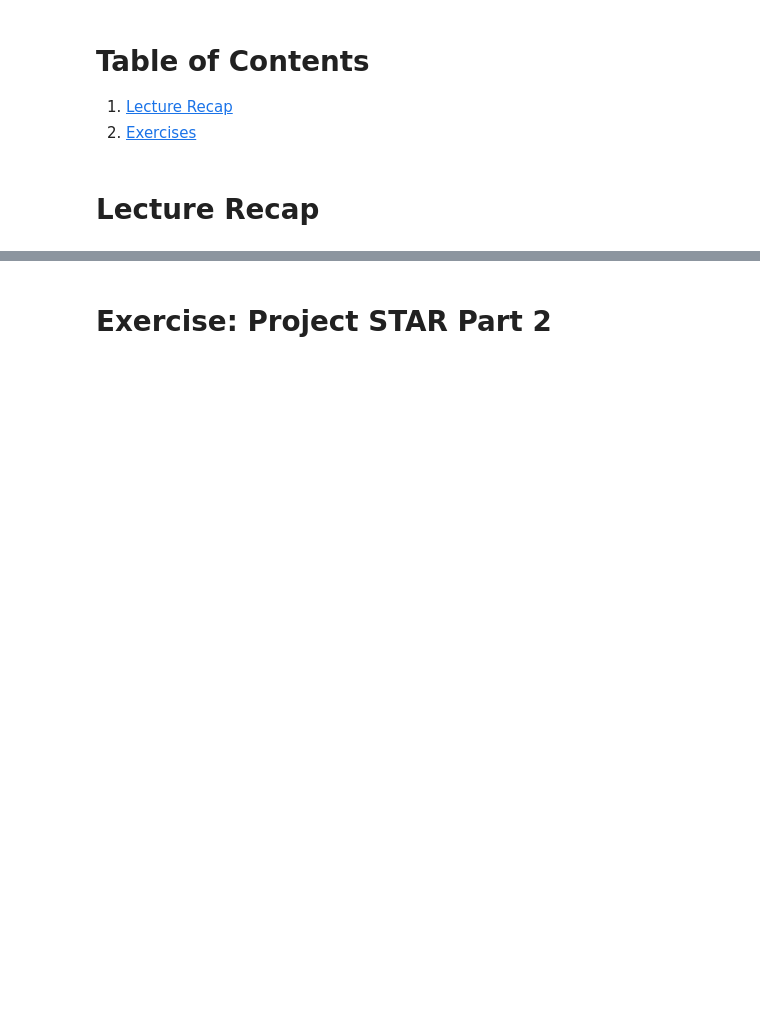
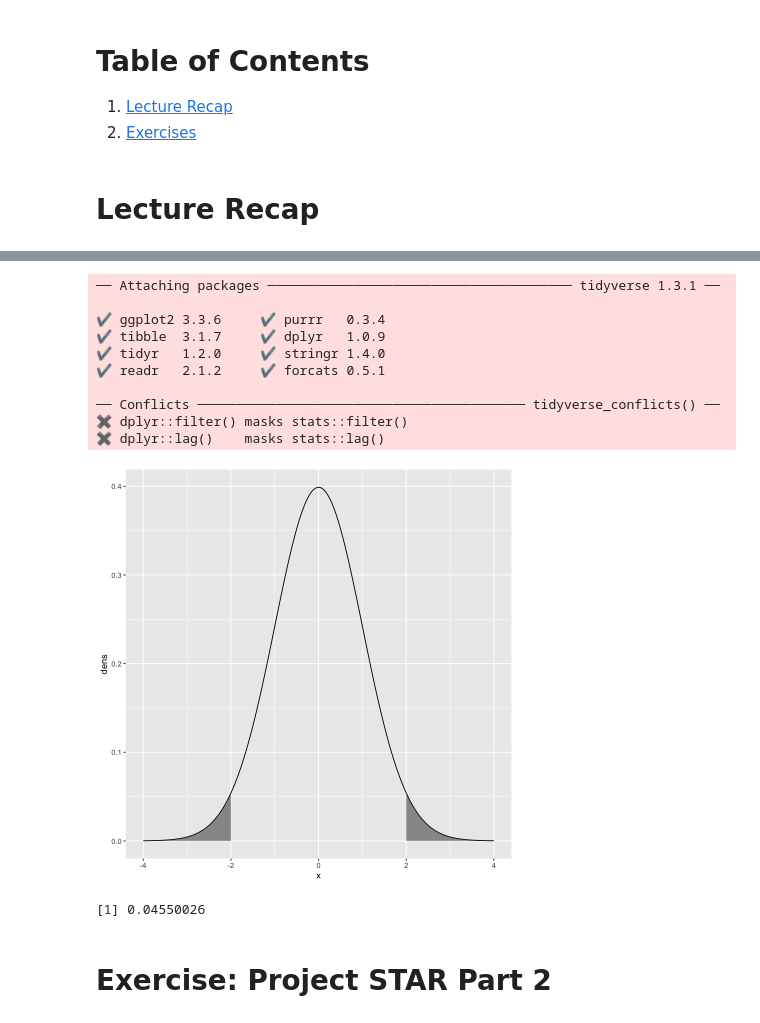
Before and after one commit to 5harad/API201-2022, a Jupyter notebook: review_sessions/review_7/review_7_answers.ipynb, the cells around one changed output, grey strips where cells are left out. Saved outputs shown, nothing was run; the diff lists cells and outputs as text; code cells hidden in the pictures; blank space fills up the shorter version.

```diff
--- a/review_sessions/review_7/review_7_answers.ipynb
+++ b/review_sessions/review_7/review_7_answers.ipynb
@@ -11,3 +86,28 @@
+# %%
+# Plot a standard normal distribution
+library(tidyverse)
+data <- tibble(x = seq(-4, 4, .05), dens = dnorm(x))
+ggplot(data, aes(x = x, y = dens)) +
+    geom_line() +
+    geom_area(data = filter(data, x <= -2 ), alpha = .5) +
+    geom_area(data = filter(data, x >= 2 ), alpha = .5)
+# %% [output]
+── Attaching packages ─────────────────────────────────────── tidyverse 1.3.1 ──
+
+✔ ggplot2 3.3.6     ✔ purrr   0.3.4
+✔ tibble  3.1.7     ✔ dplyr   1.0.9
+✔ tidyr   1.2.0     ✔ stringr 1.4.0
+✔ readr   2.1.2     ✔ forcats 0.5.1
+
+── Conflicts ────────────────────────────────────────── tidyverse_conflicts() ──
+✖ dplyr::filter() masks stats::filter()
+✖ dplyr::lag()    masks stats::lag()
+[figure, added]
+# %%
+# Pnorm
+2*pnorm(-abs(2))
+# %% [output]
+[1] 0.04550026
 # %% [markdown]
 # Exercise: Project STAR Part 2<a class="anchor" id="Exercises"></a>
 # %% [markdown]
```
Also changed, not shown: parts of 9 cells of this notebook.
